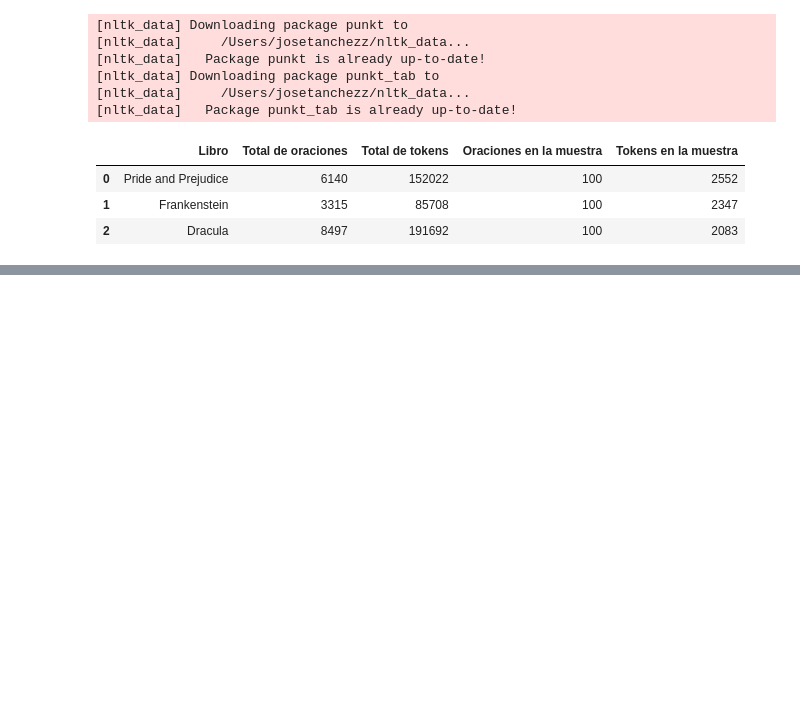
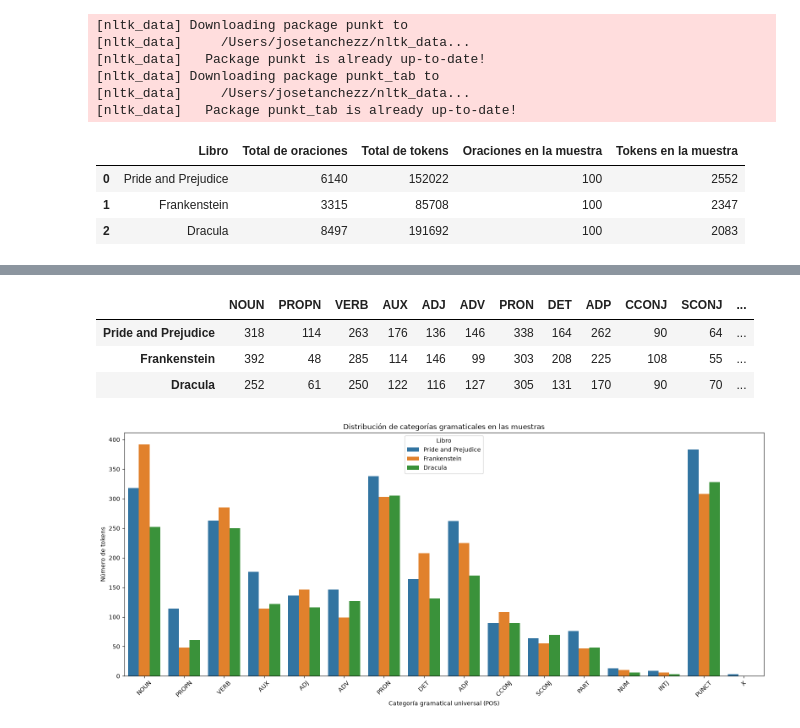
Before and after one commit to Jtanchezz/NLP, a Jupyter notebook: Lab6/lab6.ipynb, the cells around one changed output, grey strips where cells are left out. Drawn from its saved outputs; the diff is of its cells as text; code cells hidden in the pictures; blank space fills up the shorter version.

```diff
--- a/Lab6/lab6.ipynb
+++ b/Lab6/lab6.ipynb
@@ -140,0 +211,52 @@ display(tabla_comparativa)
+# %%
+# Convertir los conteos a una tabla: fila = libro, columna = categoría POS
+tabla_pos = (
+    pd.DataFrame(conteos_pos)
+    .T
+    .fillna(0)
+    .astype(int)
+)
+
+# Ordenar columnas según las etiquetas universales más comunes
+orden_pos = [
+    "NOUN", "PROPN", "VERB", "AUX", "ADJ", "ADV",
+    "PRON", "DET", "ADP", "CCONJ", "SCONJ",
+    "PART", "NUM", "INTJ", "PUNCT", "SPACE", "X"
+]
+
+tabla_pos = tabla_pos.reindex(
+    columns=[pos for pos in orden_pos if pos in tabla_pos.columns],
+    fill_value=0
+)
+
+display(tabla_pos)
+# %% [output]
+|  | NOUN | PROPN | VERB | AUX | ADJ | ADV | PRON | DET | ADP | CCONJ | SCONJ | ... |
+| Pride and Prejudice | 318 | 114 | 263 | 176 | 136 | 146 | 338 | 164 | 262 | 90 | 64 | ... |
+| Frankenstein | 392 | 48 | 285 | 114 | 146 | 99 | 303 | 208 | 225 | 108 | 55 | ... |
+| Dracula | 252 | 61 | 250 | 122 | 116 | 127 | 305 | 131 | 170 | 90 | 70 | ... |
+# %%
+tabla_pos_grafico = tabla_pos.reset_index(names="Libro").melt(
+    id_vars="Libro",
+    var_name="Categoría POS",
+    value_name="Frecuencia"
+)
+
+plt.figure(figsize=(16, 7))
+
+sns.barplot(
+    data=tabla_pos_grafico,
+    x="Categoría POS",
+    y="Frecuencia",
+    hue="Libro"
+)
+
+plt.title("Distribución de categorías gramaticales en las muestras")
+plt.xlabel("Categoría gramatical universal (POS)")
+plt.ylabel("Número de tokens")
+plt.xticks(rotation=45)
+plt.legend(title="Libro")
+plt.tight_layout()
+plt.show()
+# %% [output]
+[figure, added]
```
Also changed, not shown: parts of 2 cells of this notebook.
